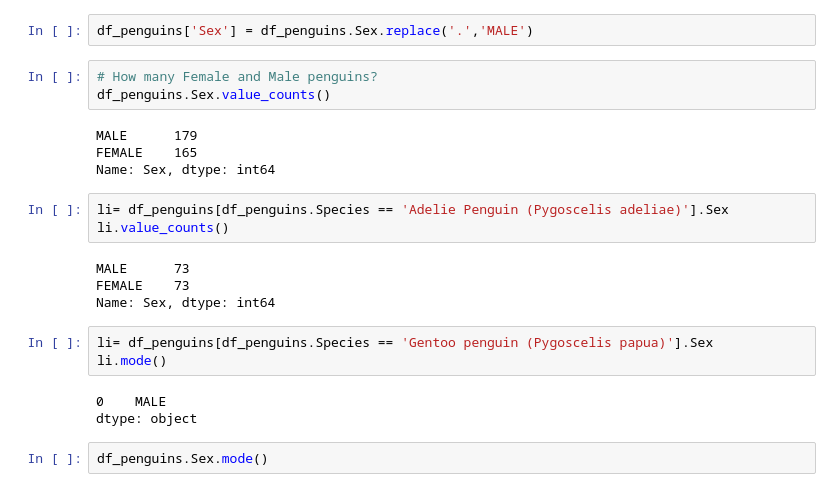
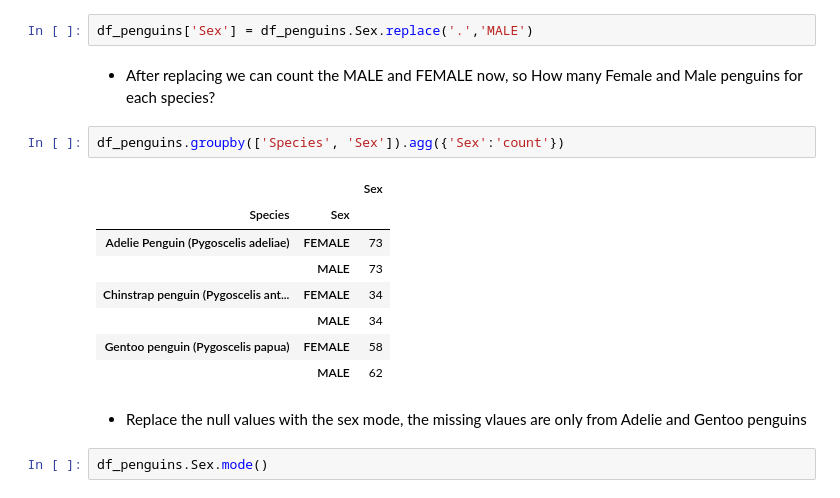
Before and after one commit to rawanalqarni/Palmer_penguins_EDA, a Jupyter notebook: penguins.ipynb, the cells around one changed output. Saved outputs shown, nothing was run; the diff lists cells and outputs as text.

```diff
--- a/penguins.ipynb
+++ b/penguins.ipynb
@@ -195,25 +258,20 @@ df_penguins[df_penguins.Sex == "."]
 # %%
 df_penguins['Sex'] = df_penguins.Sex.replace('.','MALE')
-# %%
-# How many Female and Male penguins?
-df_penguins.Sex.value_counts()
-# %% [output]
-MALE      179
-FEMALE    165
-Name: Sex, dtype: int64
-# %%
-li= df_penguins[df_penguins.Species == 'Adelie Penguin (Pygoscelis adeliae)'].Sex
-li.value_counts()
-# %% [output]
-MALE      73
-FEMALE    73
-Name: Sex, dtype: int64
-# %%
-li= df_penguins[df_penguins.Species == 'Gentoo penguin (Pygoscelis papua)'].Sex
-li.mode()
-# %% [output]
-0    MALE
-dtype: object
+# %% [markdown]
+- After replacing we can count the MALE and FEMALE now, so How many Female and Male penguins for each species?
+# %%
+df_penguins.groupby(['Species', 'Sex']).agg({'Sex':'count'})
+# %% [output]
+|  |  | Sex |
+| Species | Sex |  |
+| Adelie Penguin (Pygoscelis adeliae) | FEMALE | 73 |
+|  | MALE | 73 |
+| Chinstrap penguin (Pygoscelis ant... | FEMALE | 34 |
+|  | MALE | 34 |
+| Gentoo penguin (Pygoscelis papua) | FEMALE | 58 |
+|  | MALE | 62 |
+# %% [markdown]
+- Replace the null values with the sex mode, the missing vlaues are only from Adelie and Gentoo penguins
 # %%
 df_penguins.Sex.mode()
 # %% [output]
```
Also changed, not shown: parts of 64 cells of this notebook.
